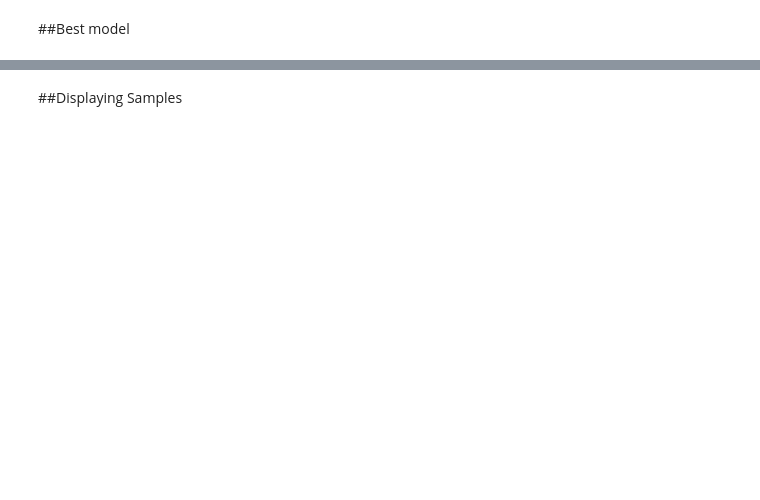
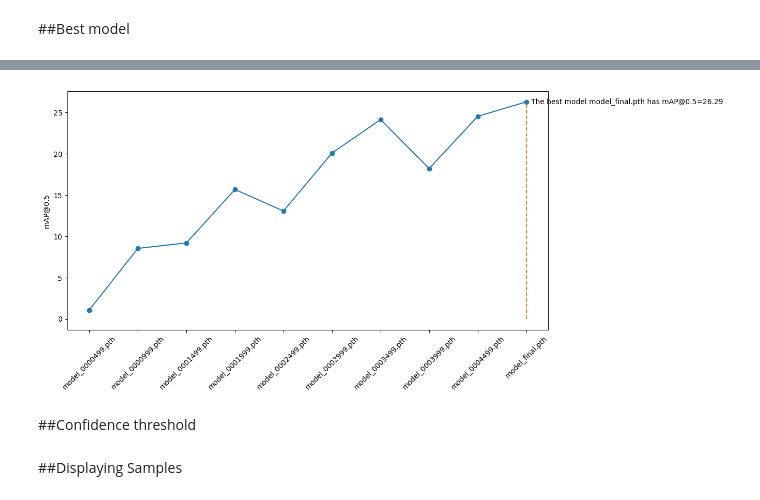
Before and after one commit to rahiakela/computer-vision-research-and-practice, a Jupyter notebook: hands-on-computer-vision-with-detectron2/05-custom-object-detection/02_default_trainer.ipynb, the cells around one changed output, grey strips where cells are left out. Saved outputs shown, nothing was run; the diff lists cells and outputs as text; code cells hidden in the pictures; blank space fills up the shorter version.

```diff
--- a/hands-on-computer-vision-with-detectron2/05-custom-object-detection/02_default_trainer.ipynb
+++ b/hands-on-computer-vision-with-detectron2/05-custom-object-detection/02_default_trainer.ipynb
@@ -144,0 +178,22 @@ trainer.train()
+# %%
+# let's prepares an evaluator to evaluate how each of these models performs
+evaluator = COCOEvaluator(
+    dataset_name=name_ds_test,
+    tasks=("bbox",),
+    distributed=False,
+    output_dir=os.path.join(output_dir, "test_results")
+)
+# %%
+# let's performs the evaluations on each of the generated models
+logger.setLevel(logging.CRITICAL)
+model_eval_results = []
+
+for model_name in model_names:
+  # load weights
+  cfg.MODEL.WEIGHTS = os.path.join(cfg.OUTPUT_DIR, model_name)
+  cfg.MODEL.ROI_HEADS.SCORE_THRESH_TEST = 0.5
+  # predictor
+  predictor = DefaultPredictor(cfg)
+  # evaluate
+  x = trainer.test(cfg, predictor.model, evaluators=[evaluator])
+  model_eval_results.append(x["bbox"])
@@ -145,3 +218,25 @@ trainer.train()
+# %%
+# let's extracts these values for all models, gets the best one, and plots these values
+aps = [x["AP50"] if not math.isnan(x["AP50"]) else 0 for x in model_eval_results]
+best_model_idx = np.argmax(aps)
+best_model_name = model_names[best_model_idx]
+best_ap = aps[best_model_idx]
+anno_text = f"The best model {best_model_name} has mAP@0.5={round(best_ap, 2)}"
+
+plt.figure(figsize=(12, 6))
+x = [i for i in range(len(aps))]
+y = aps
+plt.xticks(ticks=x, labels=model_names, rotation=45)
+plt.plot(x, y)
+plt.scatter(x, y)
+plt.plot([best_model_idx, best_model_idx], [0, best_ap], "--")
+plt.ylabel("mAP@0.5")
+plt.text(best_model_idx + 0.1, best_ap, anno_text, ha="left", va="center")
+plt.show()
+# %% [output]
+[figure, added]
+# %% [markdown]
+##Confidence threshold
 # %% [markdown]
 ##Displaying Samples
 # %%
```
Also changed, not shown: parts of 4 cells of this notebook.
